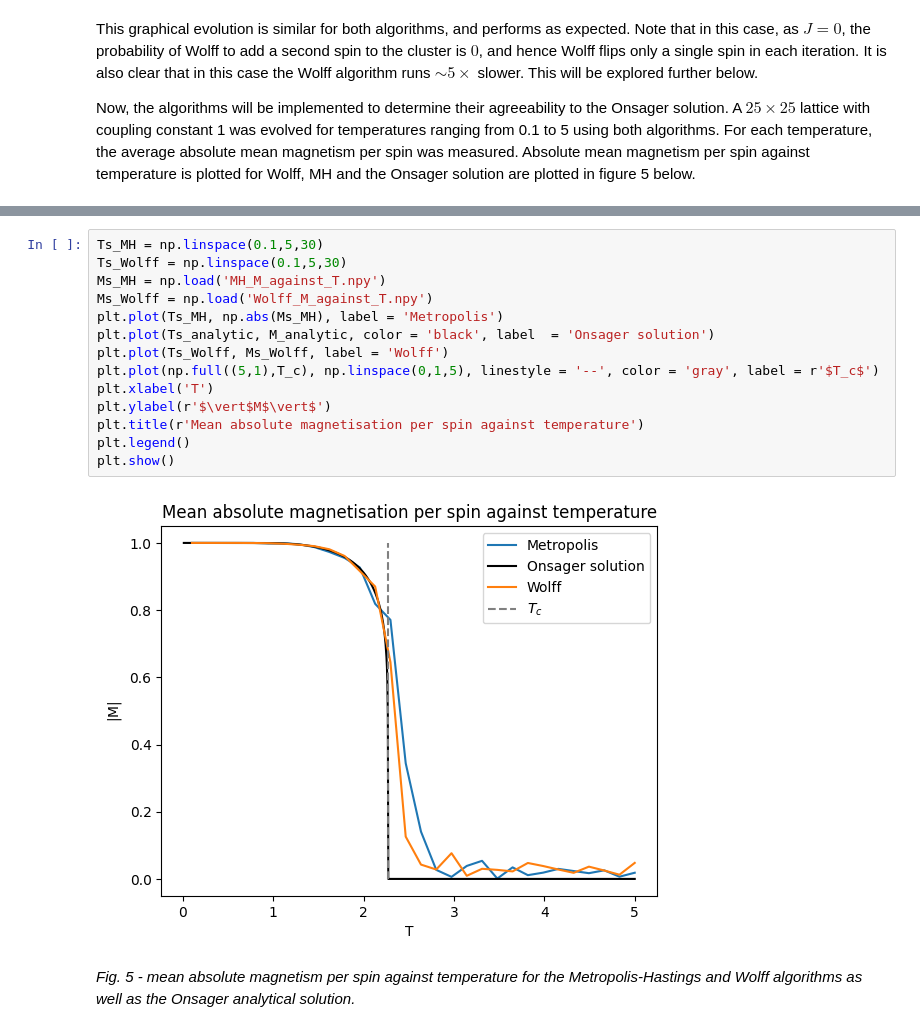
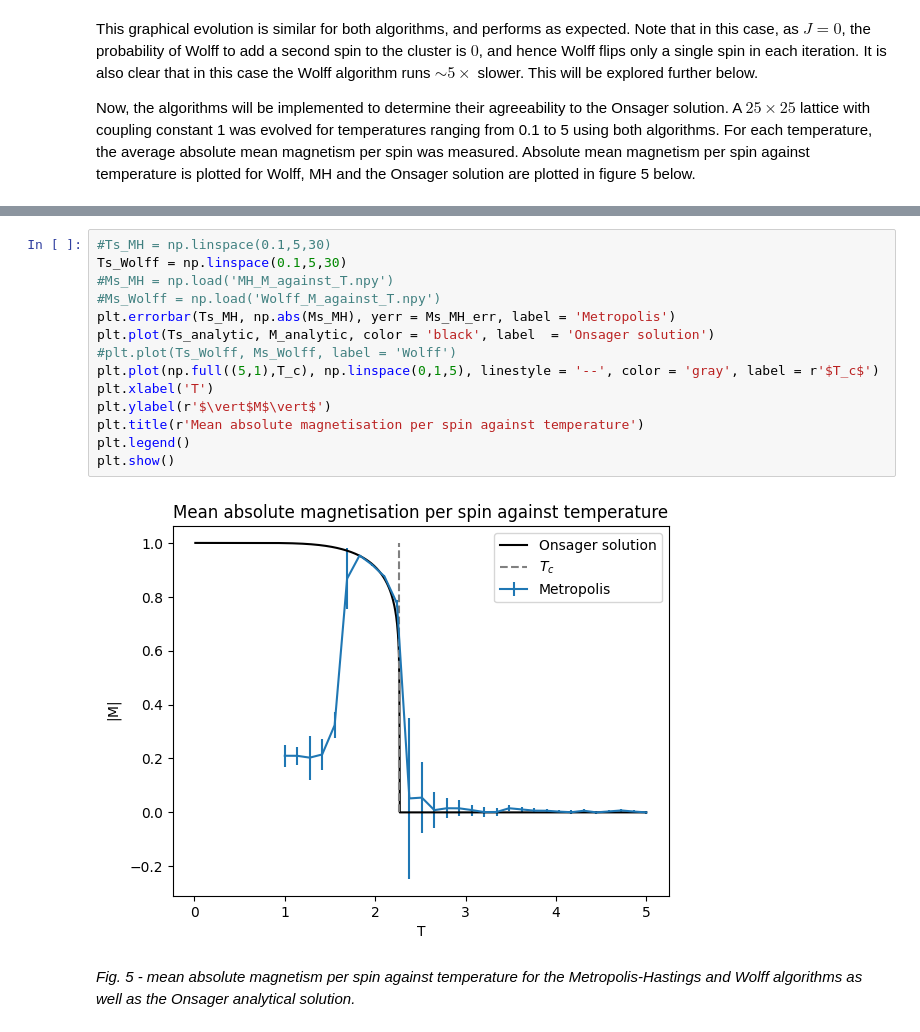
Before and after one commit to Part-II-Computational-Physics/cluster-algorithms-for-monte-carlo-jbd29, a Jupyter notebook: Report.ipynb, the cells around one changed output, grey strips where cells are left out. Drawn from its saved outputs; the diff is of its cells as text.

```diff
--- a/Report.ipynb
+++ b/Report.ipynb
@@ -263,19 +322,19 @@ np.save('Wolff_M_against_T',Ms_Wolff)
 # %%
-Ts_MH = np.linspace(0.1,5,30)
+#Ts_MH = np.linspace(0.1,5,30)
 Ts_Wolff = np.linspace(0.1,5,30)
-Ms_MH = np.load('MH_M_against_T.npy')
-Ms_Wolff = np.load('Wolff_M_against_T.npy')
-plt.plot(Ts_MH, np.abs(Ms_MH), label = 'Metropolis')
+#Ms_MH = np.load('MH_M_against_T.npy')
+#Ms_Wolff = np.load('Wolff_M_against_T.npy')
+plt.errorbar(Ts_MH, np.abs(Ms_MH), yerr = Ms_MH_err, label = 'Metropolis')
 plt.plot(Ts_analytic, M_analytic, color = 'black', label  = 'Onsager solution')
-plt.plot(Ts_Wolff, Ms_Wolff, label = 'Wolff')
+#plt.plot(Ts_Wolff, Ms_Wolff, label = 'Wolff')
 plt.plot(np.full((5,1),T_c), np.linspace(0,1,5), linestyle = '--', color = 'gray', label = r'$T_c$')
 plt.xlabel('T')
 plt.ylabel(r'$\vert$M$\vert$')
 plt.title(r'Mean absolute magnetisation per spin against temperature')
 plt.legend()
 plt.show()
 # %% [output]
-[figure, old version]
+[figure, new version]
 # %% [markdown]
 *Fig. 5 - mean absolute magnetism per spin against temperature for the Metropolis-Hastings and Wolff algorithms as well as the Onsager analytical solution.*
 # %% [markdown]
```
Also changed, not shown: parts of 18 cells of this notebook.
